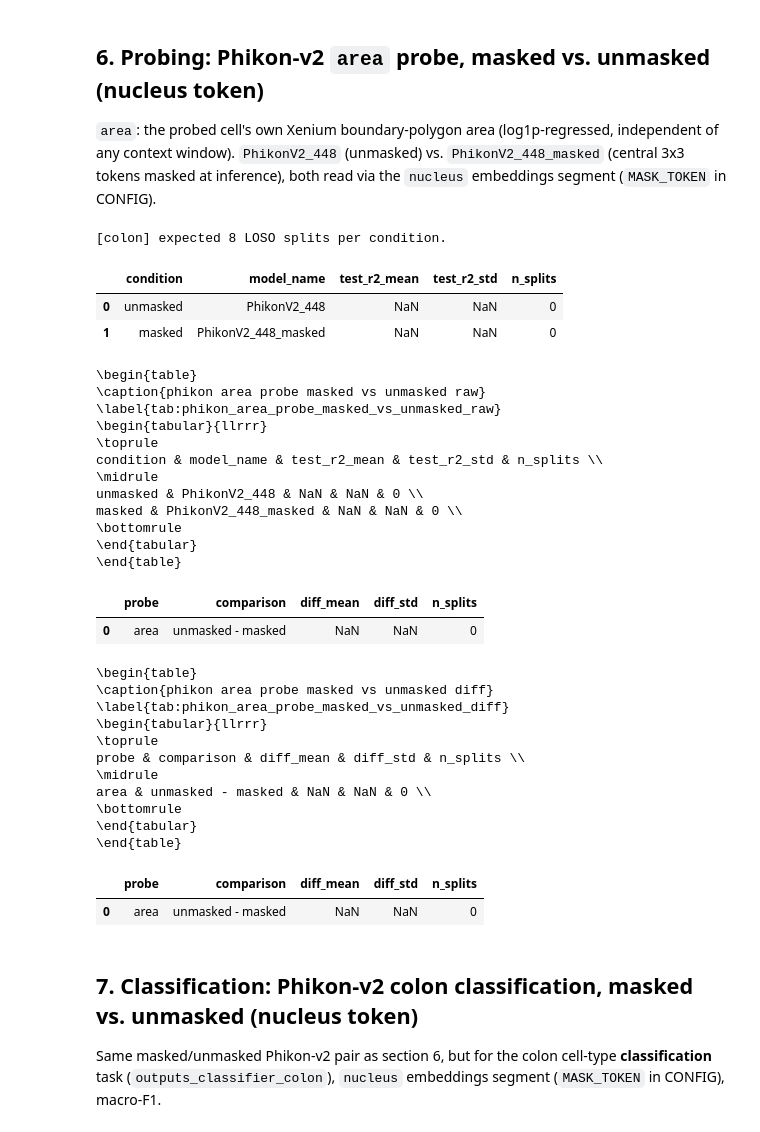
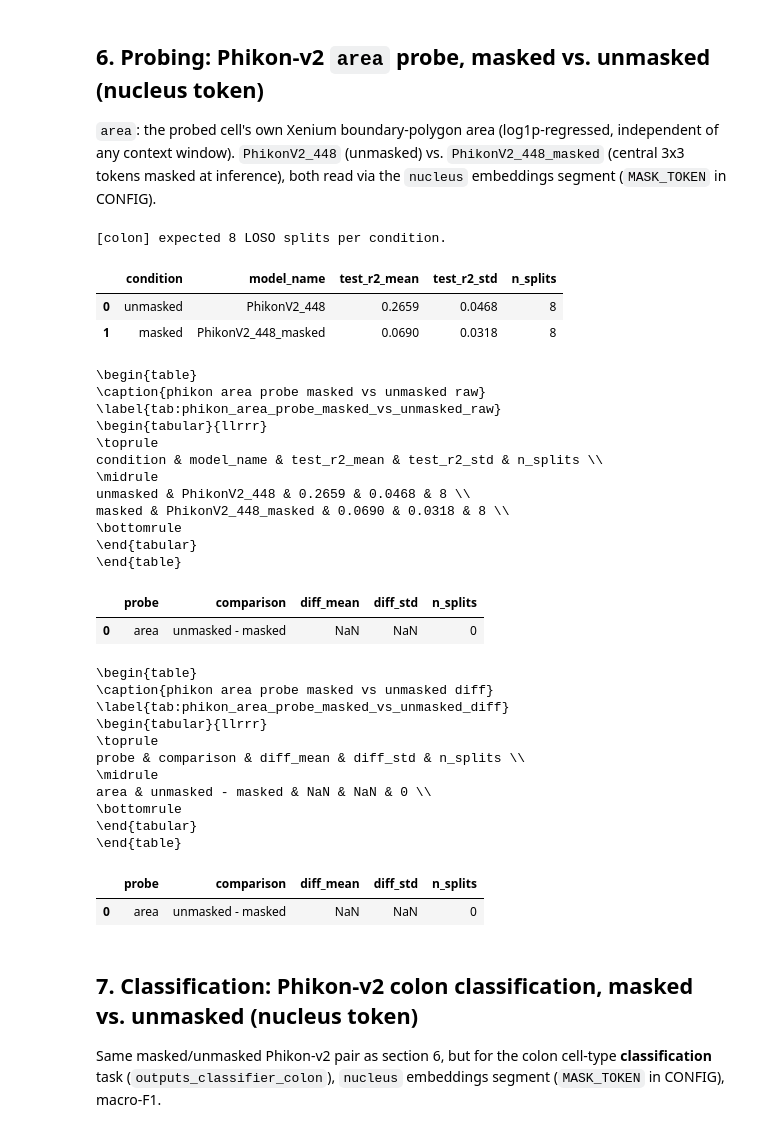
Before and after one commit to Aurelien-Cormoreche/sc-central-tokens-code, a Jupyter notebook: notebooks/figure_for_paper.ipynb, the cells around one changed output. Cells and saved outputs as stored; diff of their text form; code cells hidden in the pictures.

```diff
--- a/notebooks/figure_for_paper.ipynb
+++ b/notebooks/figure_for_paper.ipynb
@@ -1193,27 +1185,27 @@ independent of any context window). `PhikonV2_448` (unmasked) vs.
 # %%
 def build_mask_probe_tables():
     unmasked, masked = MASK_COMPARISON["unmasked"], MASK_COMPARISON["masked"]
-    m_u, s_u, n_u = mean_std_metric_probe(PROBE_DF, unmasked, MASK_TOKEN, CELL_LEVEL_PROBE)
-    m_m, s_m, n_m = mean_std_metric_probe(PROBE_DF, masked, MASK_TOKEN, CELL_LEVEL_PROBE)
+    m_u, s_u, n_u = mean_std_metric_probe(PROBE_DF, unmasked, TOKEN_CENTRAL, CELL_LEVEL_PROBE)
+    m_m, s_m, n_m = mean_std_metric_probe(PROBE_DF, masked, TOKEN_CENTRAL, CELL_LEVEL_PROBE)
     raw = pd.DataFrame([
         {"condition": "unmasked", "model_name": unmasked, "test_r2_mean": m_u, "test_r2_std": s_u, "n_splits": n_u},
         {"condition": "masked",   "model_name": masked,   "test_r2_mean": m_m, "test_r2_std": s_m, "n_splits": n_m},
     ])
-    d_mean, d_std, d_n = paired_diff_probe(PROBE_DF, unmasked, MASK_TOKEN, masked, MASK_TOKEN, CELL_LEVEL_PROBE)
+    d_mean, d_std, d_n = paired_diff_probe(PROBE_DF, unmasked, MASK_TOKEN, masked, TOKEN_CENTRAL, CELL_LEVEL_PROBE)
     diff = pd.DataFrame([{"probe": CELL_LEVEL_PROBE, "comparison": "unmasked - masked",
                           "diff_mean": d_mean, "diff_std": d_std, "n_splits": d_n}])
     return raw, diff
 
 
 print(f"[colon] expected {EXPECTED_SPLITS_PROBING} LOSO splits per condition.")
 _mask_probe_raw, _mask_probe_diff = build_mask_probe_tables()
 show_table(_mask_probe_raw.round(4), "phikon_area_probe_masked_vs_unmasked_raw")
 show_table(_mask_probe_diff.round(4), "phikon_area_probe_masked_vs_unmasked_diff")
 # %% [output]
 [colon] expected 8 LOSO splits per condition.
 |  | condition | model_name | test_r2_mean | test_r2_std | n_splits |
-| 0 | unmasked | PhikonV2_448 | NaN | NaN | 0 |
-| 1 | masked | PhikonV2_448_masked | NaN | NaN | 0 |
+| 0 | unmasked | PhikonV2_448 | 0.2659 | 0.0468 | 8 |
+| 1 | masked | PhikonV2_448_masked | 0.0690 | 0.0318 | 8 |
 \begin{table}
 \caption{phikon area probe masked vs unmasked raw}
 \label{tab:phikon_area_probe_masked_vs_unmasked_raw}
@@ -1221,8 +1213,8 @@ show_table(_mask_probe_diff.round(4), "phikon_area_probe_masked_vs_unmasked_diff
 \toprule
 condition & model_name & test_r2_mean & test_r2_std & n_splits \\
 \midrule
-unmasked & PhikonV2_448 & NaN & NaN & 0 \\
-masked & PhikonV2_448_masked & NaN & NaN & 0 \\
+unmasked & PhikonV2_448 & 0.2659 & 0.0468 & 8 \\
+masked & PhikonV2_448_masked & 0.0690 & 0.0318 & 8 \\
 \bottomrule
 \end{tabular}
 \end{table}
```
Also changed, not shown: parts of 5 cells of this notebook.
